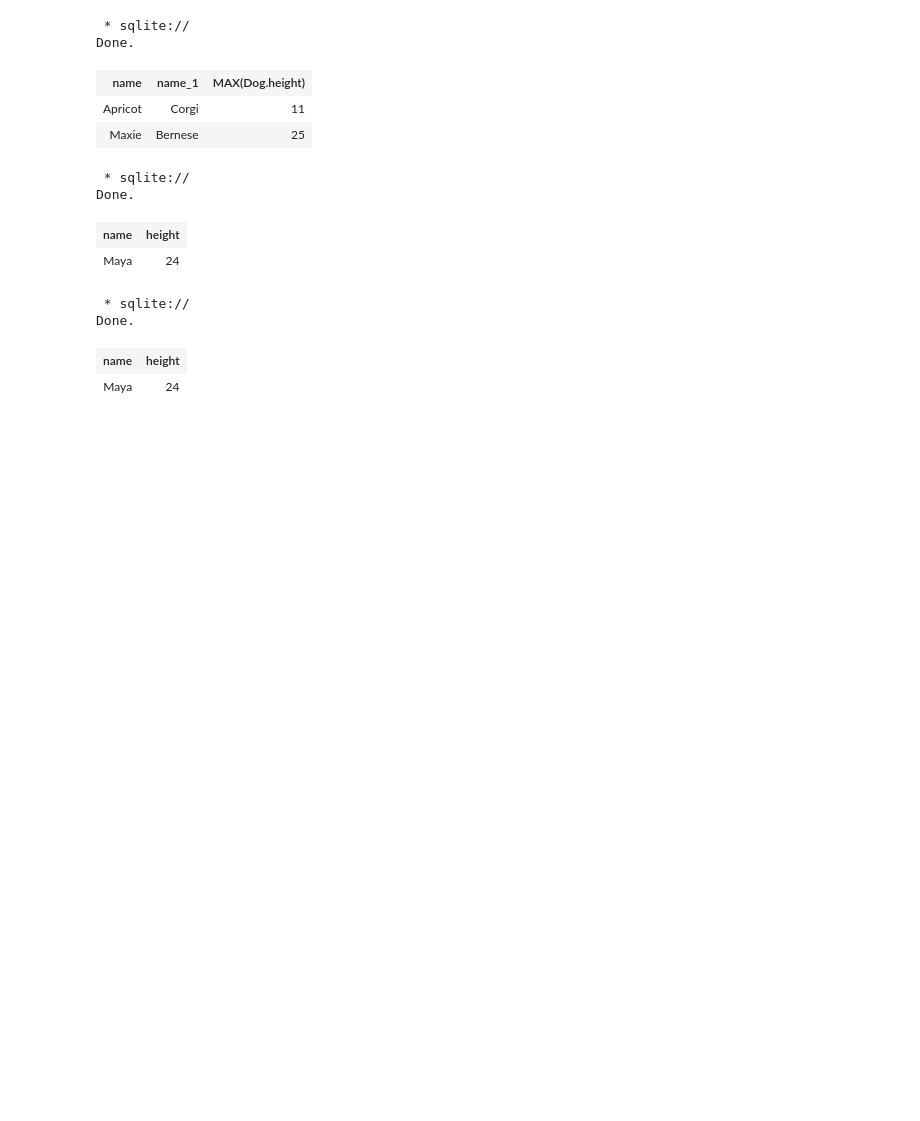
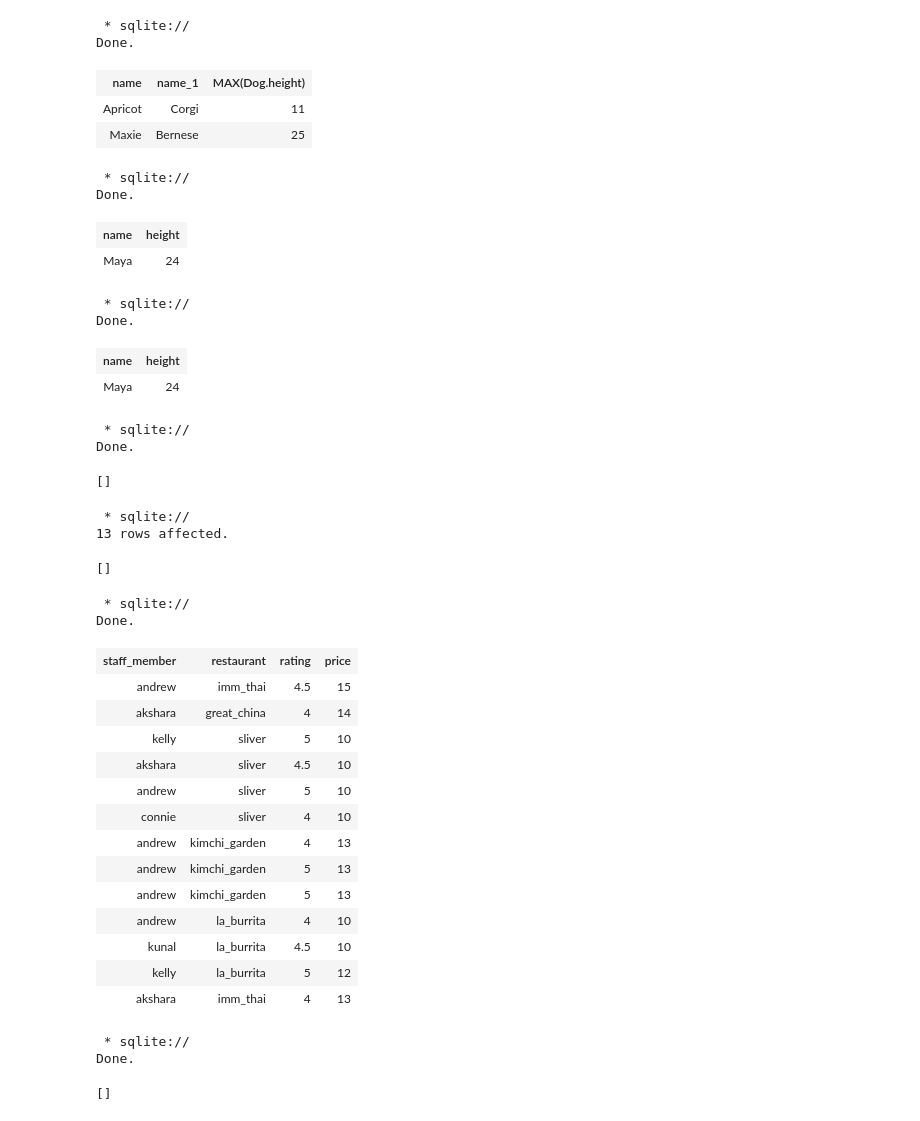
Before and after one commit to DS-100/sp22, a Jupyter notebook: lec/lec09/lec09.ipynb, the cells around one changed output. Saved outputs shown, nothing was run; the diff lists cells and outputs as text; code cells hidden in the pictures; blank space fills up the shorter version.

```diff
--- a/lec/lec09/lec09.ipynb
+++ b/lec/lec09/lec09.ipynb
@@ -892,3 +892,65 @@ LIMIT 1;
 Done.
 | name | height |
 | Maya | 24 |
+# %%
+%%sql
+CREATE TABLE staff_reviews(
+    staff_member TEXT NOT NULL,
+    restaurant TEXT NOT NULL,
+    rating INTEGER NOT NULL,
+    price INTEGER NOT NULL
+);
+# %% [output]
+ * sqlite://
+Done.
+[]
+# %%
+%%sql
+INSERT INTO staff_reviews (staff_member, restaurant, rating, price) VALUES
+    ('andrew', 'imm_thai', 4.5, 15),
+    ('akshara', 'great_china', 4.0, 14),
+    ('kelly', 'sliver', 5, 10),
+    ('akshara', 'sliver', 4.5, 10),
+    ('andrew', 'sliver', 5, 10),
+    ('connie', 'sliver', 4, 10),
+    ('andrew', 'kimchi_garden', 4, 13),
+    ('andrew', 'kimchi_garden', 5, 13),
+    ('andrew', 'kimchi_garden', 5, 13),
+    ('andrew', 'la_burrita', 4, 10),
+    ('kunal', 'la_burrita', 4.5, 10),
+    ('kelly', 'la_burrita', 5, 12),
+    ('akshara', 'imm_thai', 4, 13);
+# %% [output]
+ * sqlite://
+13 rows affected.
+[]
+# %%
+%%sql
+SELECT * FROM staff_reviews;
+# %% [output]
+ * sqlite://
+Done.
+| staff_member | restaurant | rating | price |
+| andrew | imm_thai | 4.5 | 15 |
+| akshara | great_china | 4 | 14 |
+| kelly | sliver | 5 | 10 |
+| akshara | sliver | 4.5 | 10 |
+| andrew | sliver | 5 | 10 |
+| connie | sliver | 4 | 10 |
+| andrew | kimchi_garden | 4 | 13 |
+| andrew | kimchi_garden | 5 | 13 |
+| andrew | kimchi_garden | 5 | 13 |
+| andrew | la_burrita | 4 | 10 |
+| kunal | la_burrita | 4.5 | 10 |
+| kelly | la_burrita | 5 | 12 |
+| akshara | imm_thai | 4 | 13 |
+# %%
+%%sql
+CREATE TABLE agg_reviews AS
+    SELECT restaurant, AVG(rating) AS avg_rating, COUNT(*) AS num_ratings, AVG(price) AS avg_price
+        FROM staff_reviews
+        GROUP BY restaurant;
+# %% [output]
+ * sqlite://
+Done.
+[]
```
Also changed, not shown: parts of 3 cells of this notebook.
